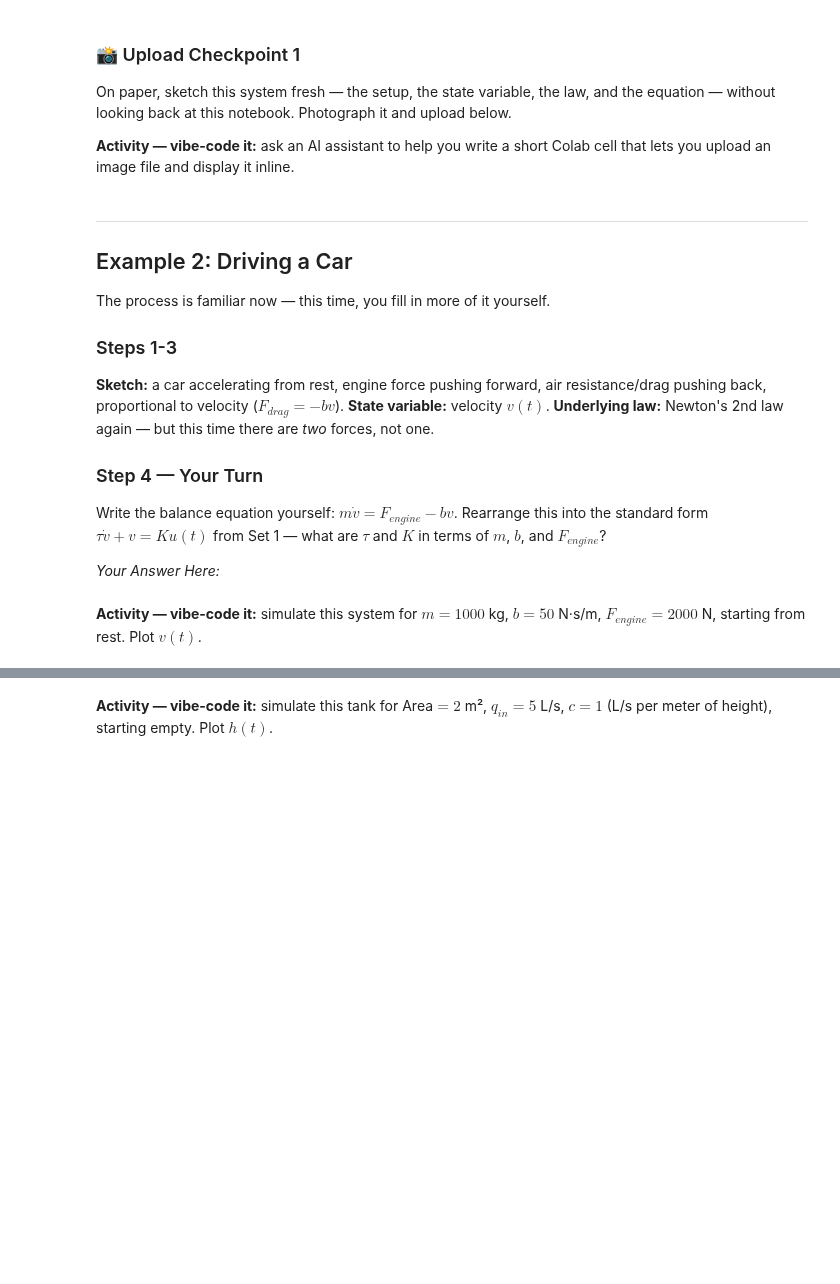
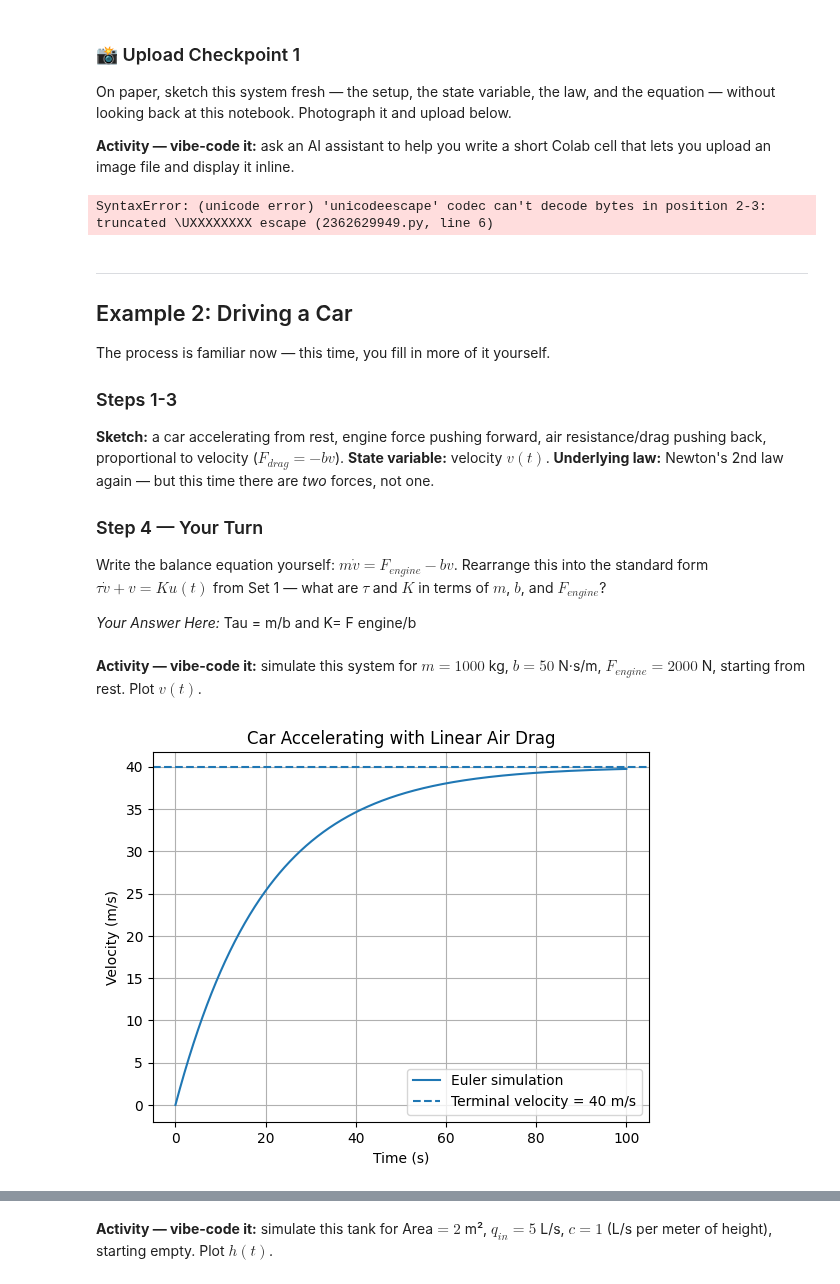
Before and after one commit to HnterWeitkamp/CS-4590, a Jupyter notebook: 3_1_FirstOrderSystems.ipynb, the cells around one changed output, grey strips where cells are left out. Saved outputs shown, nothing was run; the diff lists cells and outputs as text; code cells hidden in the pictures; blank space fills up the shorter version.

```diff
--- a/3_1_FirstOrderSystems.ipynb
+++ b/3_1_FirstOrderSystems.ipynb
@@ -159,11 +160,13 @@ from google.colab import files
 from IPython.display import display, Image
 
 # Upload an image from your device
-uploaded = files.upload()
+uploaded = files.upload("C:\Users\hweit\Downloads\pro-jeUeirCL.jpeg")
 
 # Display the uploaded image inline
 for filename in uploaded.keys():
     display(Image(filename=filename))
+# %% [output]
+SyntaxError: (unicode error) 'unicodeescape' codec can't decode bytes in position 2-3: truncated \UXXXXXXXX escape (2362629949.py, line 6)
 # %% [markdown]
 ---
 ## Example 2: Driving a Car
@@ -178,9 +181,45 @@ The process is familiar now — this time, you fill in more of it yourself.
 Write the balance equation yourself: $m\dot v = F_{engine} - bv$. Rearrange this into the standard form $\tau \dot v + v = Ku(t)$ from Set 1 — what are $\tau$ and $K$ in terms of $m$, $b$, and $F_{engine}$?
 
 *Your Answer Here:*
+Tau = m/b and K= F engine/b
 # %% [markdown]
 **Activity — vibe-code it:** simulate this system for $m=1000$ kg, $b=50$ N·s/m, $F_{engine}=2000$ N, starting from rest. Plot $v(t)$.
 # %%
 # Your vibe-coded car simulation here:
+import numpy as np
+import matplotlib.pyplot as plt
+
+# Parameters
+m = 1000.0
+b = 50.0
+F_engine = 2000.0
+
+# Time settings
+dt = 0.1
+t_end = 100
+t = np.arange(0, t_end + dt, dt)
+
+# Initialize velocity
+v = np.zeros(len(t))
+v[0] = 0.0  # starting from rest
+
+# Euler's method
+for i in range(len(t) - 1):
+    dvdt = (F_engine - b * v[i]) / m
+    v[i+1] = v[i] + dt * dvdt
+
+# Plot
+plt.plot(t, v, label="Euler simulation")
+plt.axhline(40, linestyle="--",
+            label="Terminal velocity = 40 m/s")
+
+plt.xlabel("Time (s)")
+plt.ylabel("Velocity (m/s)")
+plt.title("Car Accelerating with Linear Air Drag")
+plt.grid()
+plt.legend()
+plt.show()
+# %% [output]
+[figure, added]
 # %% [markdown]
 *Your Answer Here — what velocity does the car eventually settle at (steady state)? Does increasing drag $b$ increase or decrease that steady-state speed, and does that match your intuition?*
```
Also changed, not shown: parts of 5 cells of this notebook.
